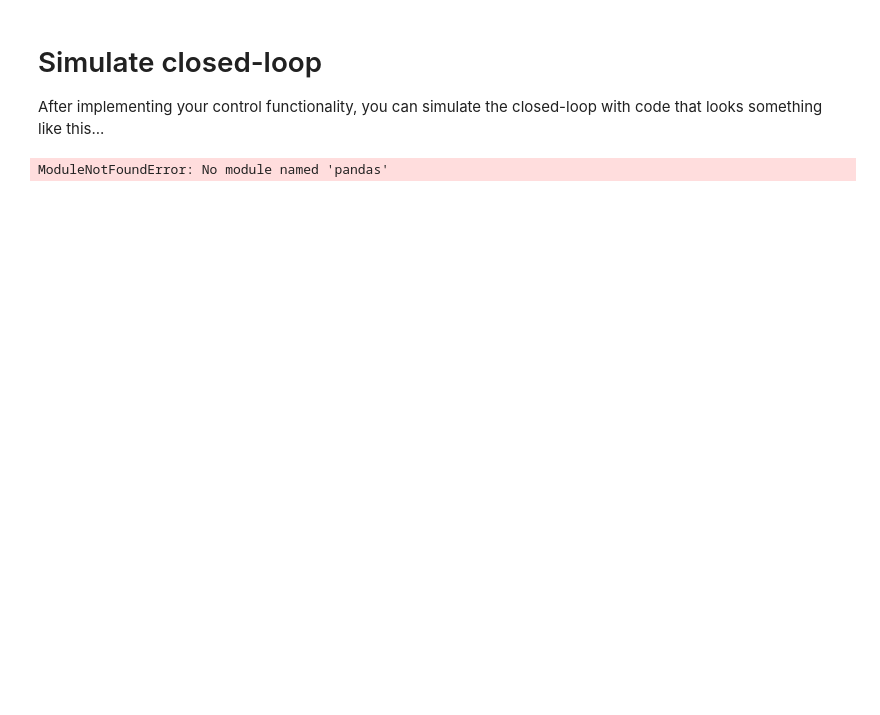
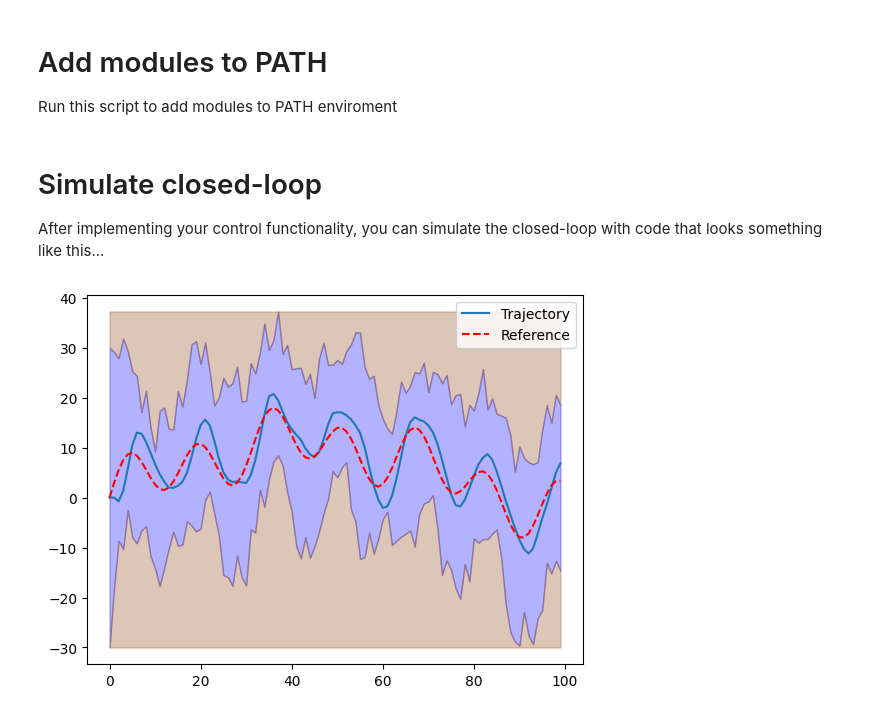
Before and after one commit to MWC-OX/b1-coding-practical-mt24, a Jupyter notebook: notebooks/demo.ipynb, the cells around one changed output. Saved outputs shown, nothing was run; the diff lists cells and outputs as text; code cells hidden in the pictures; blank space fills up the shorter version.

```diff
--- a/notebooks/demo.ipynb
+++ b/notebooks/demo.ipynb
@@ -1,3 +1,6 @@
 # %%
 # Add relevant Jupyter notebook extensions
+# %% [markdown]
+# Add modules to PATH
+Run this script to add modules to PATH enviroment
 # %%
@@ -18,14 +22,18 @@ After implementing your control functionality, you can simulate the closed-loop
 # %%
 from control import Controller
 from dynamic import Submarine, ClosedLoop, Mission
 
 sub = Submarine()
-controller = Controller(0.15, 0.6)
-# Instantiate your controller (depending on your implementation)
+controller = Controller(0.13, 0.6)  # Kp = 0.13, Kd = 0.6
+
+controller.reset()                  # Sets stored errors to 0
+
+# Set up control loop and mission
 closed_loop = ClosedLoop(sub, controller)
-mission = Mission.from_csv("../data/mission.csv") # You must implement this method in the Mission class
+mission = Mission.from_csv("../data/mission.csv")
 
+# Simulate and plot
 trajectory = closed_loop.simulate_with_random_disturbances(mission)
 trajectory.plot_completed_mission(mission)
 # %% [output]
-ModuleNotFoundError: No module named 'pandas'
+[figure, added]
```
Also changed, not shown: parts of 1 cell of this notebook, 2 other files.
